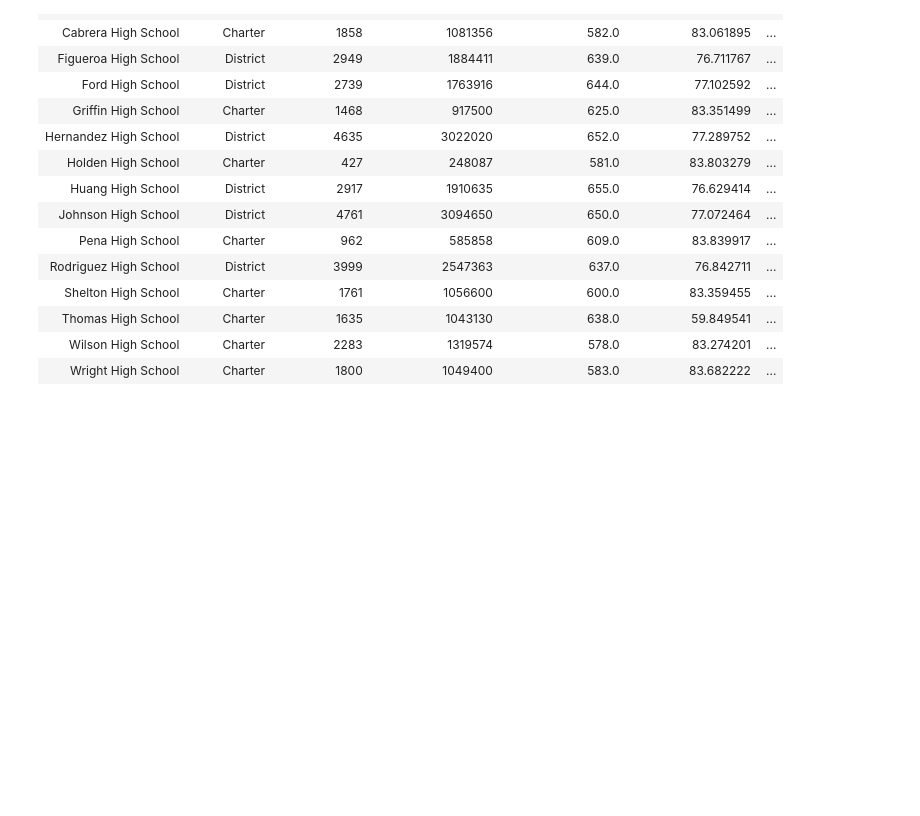
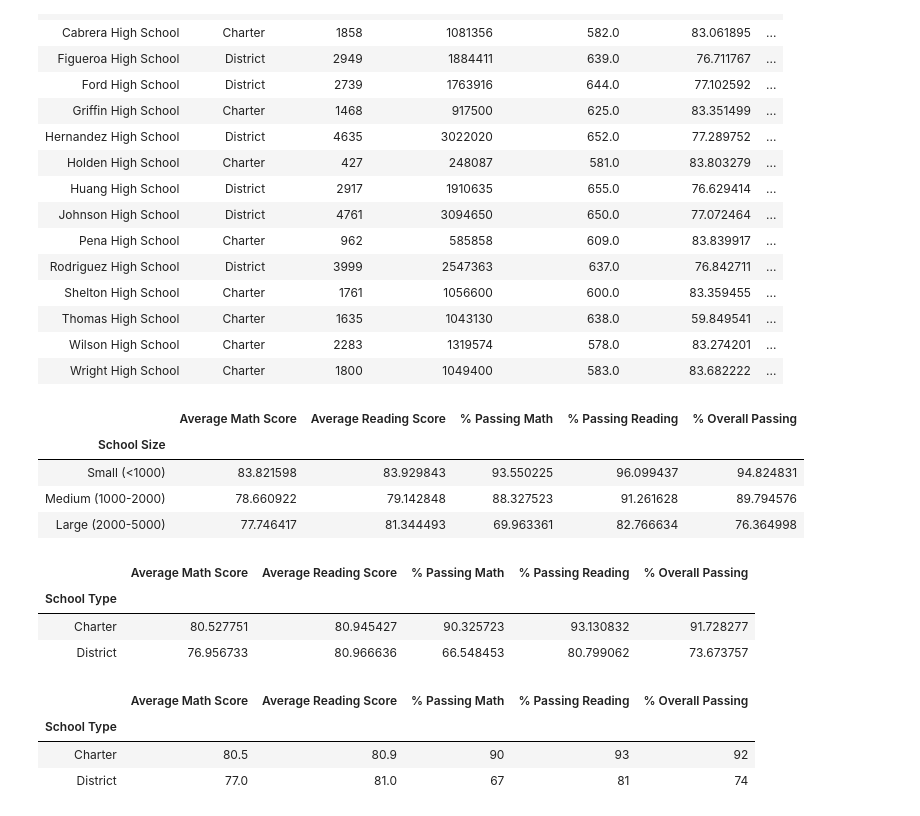
Before and after one commit to RachanaJolin/School_District_Analysis-, a Jupyter notebook: PyCitySchools_Challenge_RachanaJolin.ipynb, the cells around one changed output. Cells and saved outputs as stored; diff of their text form; code cells hidden in the pictures; blank space fills up the shorter version.

```diff
--- a/PyCitySchools_Challenge_RachanaJolin.ipynb
+++ b/PyCitySchools_Challenge_RachanaJolin.ipynb
@@ -1960,3 +1980,30 @@ per_school_summary_df
 | Thomas High School | Charter | 1635 | 1043130 | 638.0 | 59.849541 | ... |
 | Wilson High School | Charter | 2283 | 1319574 | 578.0 | 83.274201 | ... |
 | Wright High School | Charter | 1800 | 1049400 | 583.0 | 83.682222 | ... |
+# %%
+# Calculate averages for the desired columns.
+size_math_scores = per_school_summary_df.groupby(["School Size"]).mean()["Average Math Score"]
+
+size_reading_scores = per_school_summary_df.groupby(["School Size"]).mean()["Average Reading Score"]
+
+size_passing_math = per_school_summary_df.groupby(["School Size"]).mean()["% Passing Math"]
+
+size_passing_reading = per_school_summary_df.groupby(["School Size"]).mean()["% Passing Reading"]
+
+size_overall_passing = (size_passing_math + size_passing_reading) / 2
+# %%
+# Assemble into DataFrame.
+size_summary_df = pd.DataFrame({
+          "Average Math Score" : size_math_scores,
+          "Average Reading Score": size_reading_scores,
+          "% Passing Math": size_passing_math,
+          "% Passing Reading": size_passing_reading,
+          "% Overall Passing": size_overall_passing})
+
+size_summary_df
+# %% [output]
+|  | Average Math Score | Average Reading Score | % Passing Math | % Passing Reading | % Overall Passing |
+| School Size |  |  |  |  |  |
+| Small (<1000) | 83.821598 | 83.929843 | 93.550225 | 96.099437 | 94.824831 |
+| Medium (1000-2000) | 78.660922 | 79.142848 | 88.327523 | 91.261628 | 89.794576 |
+| Large (2000-5000) | 77.746417 | 81.344493 | 69.963361 | 82.766634 | 76.364998 |
@@ -1962,0 +2021,33 @@ per_school_summary_df
+# %%
+# Assemble into DataFrame.
+type_summary_df = pd.DataFrame({
+          "Average Math Score" : type_math_scores,
+          "Average Reading Score": type_reading_scores,
+          "% Passing Math": type_passing_math,
+          "% Passing Reading": type_passing_reading,
+          "% Overall Passing": type_overall_passing})
+
+type_summary_df
+# %% [output]
+|  | Average Math Score | Average Reading Score | % Passing Math | % Passing Reading | % Overall Passing |
+| School Type |  |  |  |  |  |
+| Charter | 80.527751 | 80.945427 | 90.325723 | 93.130832 | 91.728277 |
+| District | 76.956733 | 80.966636 | 66.548453 | 80.799062 | 73.673757 |
+# %%
+# Formatting
+type_summary_df["Average Math Score"] = type_summary_df["Average Math Score"].map("{:.1f}".format)
+
+type_summary_df["Average Reading Score"] = type_summary_df["Average Reading Score"].map("{:.1f}".format)
+
+type_summary_df["% Passing Math"] = type_summary_df["% Passing Math"].map("{:.0f}".format)
+
+type_summary_df["% Passing Reading"] = type_summary_df["% Passing Reading"].map("{:.0f}".format)
+
+type_summary_df["% Overall Passing"] = type_summary_df["% Overall Passing"].map("{:.0f}".format)
+
+type_summary_df
+# %% [output]
+|  | Average Math Score | Average Reading Score | % Passing Math | % Passing Reading | % Overall Passing |
+| School Type |  |  |  |  |  |
+| Charter | 80.5 | 80.9 | 90 | 93 | 92 |
+| District | 77.0 | 81.0 | 67 | 81 | 74 |
```
Also changed, not shown: parts of 3 cells of this notebook, 1 other file.
